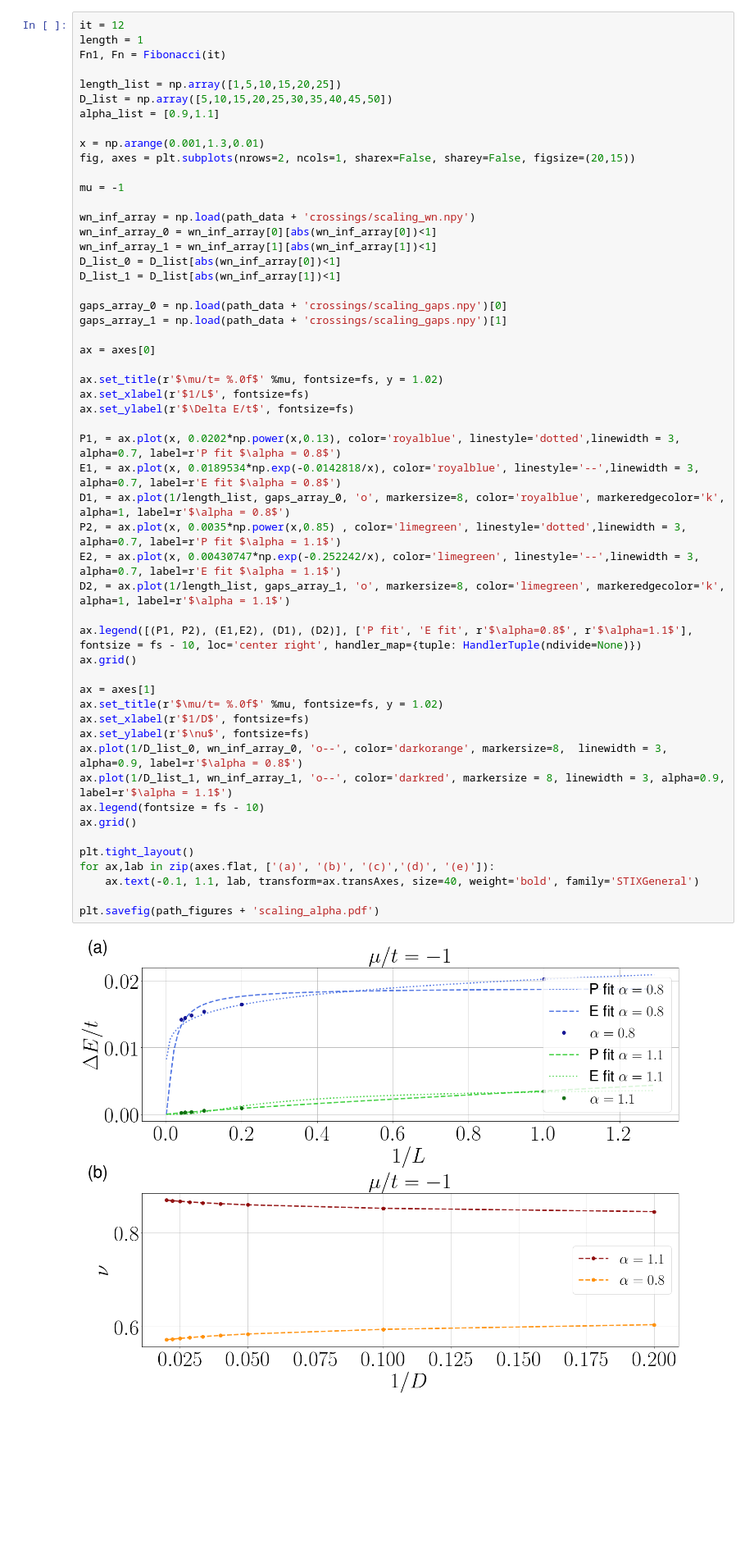
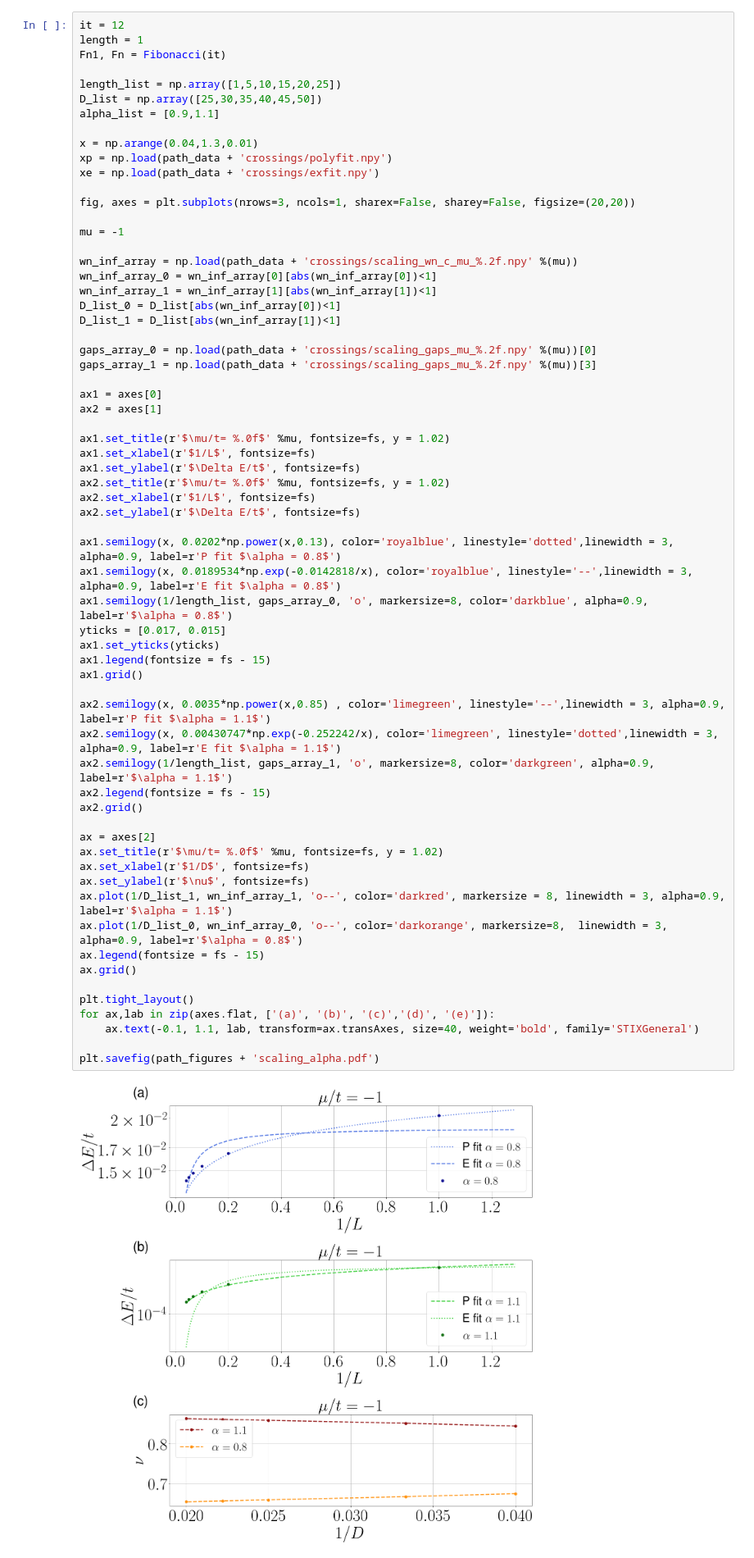
Before and after one commit to jfraxanet/Topo_LR_Kitaev_AAH, a Jupyter notebook: figures.ipynb, the cells around one changed output. Shown at 82% size. Drawn from its saved outputs; the diff is of its cells as text; blank space fills up the shorter version.

```diff
--- a/figures.ipynb
+++ b/figures.ipynb
@@ -405,55 +426,66 @@ length = 1
 Fn1, Fn = Fibonacci(it)
 
 length_list = np.array([1,5,10,15,20,25])
-D_list = np.array([5,10,15,20,25,30,35,40,45,50])
+D_list = np.array([25,30,35,40,45,50])
 alpha_list = [0.9,1.1]
 
-x = np.arange(0.001,1.3,0.01)
-fig, axes = plt.subplots(nrows=2, ncols=1, sharex=False, sharey=False, figsize=(20,15))
+x = np.arange(0.04,1.3,0.01)
+xp = np.load(path_data + 'crossings/polyfit.npy')
+xe = np.load(path_data + 'crossings/exfit.npy')
+
+fig, axes = plt.subplots(nrows=3, ncols=1, sharex=False, sharey=False, figsize=(20,20))
 
 mu = -1
 
-wn_inf_array = np.load(path_data + 'crossings/scaling_wn.npy')
+wn_inf_array = np.load(path_data + 'crossings/scaling_wn_c_mu_%.2f.npy' %(mu))
 wn_inf_array_0 = wn_inf_array[0][abs(wn_inf_array[0])<1]
 wn_inf_array_1 = wn_inf_array[1][abs(wn_inf_array[1])<1]
 D_list_0 = D_list[abs(wn_inf_array[0])<1]
 D_list_1 = D_list[abs(wn_inf_array[1])<1]
 
-gaps_array_0 = np.load(path_data + 'crossings/scaling_gaps.npy')[0]
-gaps_array_1 = np.load(path_data + 'crossings/scaling_gaps.npy')[1]
+gaps_array_0 = np.load(path_data + 'crossings/scaling_gaps_mu_%.2f.npy' %(mu))[0]
+gaps_array_1 = np.load(path_data + 'crossings/scaling_gaps_mu_%.2f.npy' %(mu))[3]
 
-ax = axes[0]
+ax1 = axes[0]
+ax2 = axes[1]
 
-ax.set_title(r'$\mu/t= %.0f$' %mu, fontsize=fs, y = 1.02)
-ax.set_xlabel(r'$1/L$', fontsize=fs)
-ax.set_ylabel(r'$\Delta E/t$', fontsize=fs)
+ax1.set_title(r'$\mu/t= %.0f$' %mu, fontsize=fs, y = 1.02)
+ax1.set_xlabel(r'$1/L$', fontsize=fs)
+ax1.set_ylabel(r'$\Delta E/t$', fontsize=fs)
+ax2.set_title(r'$\mu/t= %.0f$' %mu, fontsize=fs, y = 1.02)
+ax2.set_xlabel(r'$1/L$', fontsize=fs)
+ax2.set_ylabel(r'$\Delta E/t$', fontsize=fs)
 
-P1, = ax.plot(x, 0.0202*np.power(x,0.13), color='royalblue', linestyle='dotted',linewidth = 3, alpha=0.7, label=r'P fit $\alpha = 0.8$')
-E1, = ax.plot(x, 0.0189534*np.exp(-0.0142818/x), color='royalblue', linestyle='--',linewidth = 3, alpha=0.7, label=r'E fit $\alpha = 0.8$')
-D1, = ax.plot(1/length_list, gaps_array_0, 'o', markersize=8, color='royalblue', markeredgecolor='k', alpha=1, label=r'$\alpha = 0.8$')
-P2, = ax.plot(x, 0.0035*np.power(x,0.85) , color='limegreen', linestyle='dotted',linewidth = 3, alpha=0.7, label=r'P fit $\alpha = 1.1$')
-E2, = ax.plot(x, 0.00430747*np.exp(-0.252242/x), color='limegreen', linestyle='--',linewidth = 3, alpha=0.7, label=r'E fit $\alpha = 1.1$')
-D2, = ax.plot(1/length_list, gaps_array_1, 'o', markersize=8, color='limegreen', markeredgecolor='k', alpha=1, label=r'$\alpha = 1.1$')
+ax1.semilogy(x, 0.0202*np.power(x,0.13), color='royalblue', linestyle='dotted',linewidth = 3, alpha=0.9, label=r'P fit $\alpha = 0.8$')
+ax1.semilogy(x, 0.0189534*np.exp(-0.0142818/x), color='royalblue', linestyle='--',linewidth = 3, alpha=0.9, label=r'E fit $\alpha = 0.8$')
+ax1.semilogy(1/length_list, gaps_array_0, 'o', markersize=8, color='darkblue', alpha=0.9, label=r'$\alpha = 0.8$')
+yticks = [0.017, 0.015]
+ax1.set_yticks(yticks)
+ax1.legend(fontsize = fs - 15)
+ax1.grid()
 
-ax.legend([(P1, P2), (E1,E2), (D1), (D2)], ['P fit', 'E fit', r'$\alpha=0.8$', r'$\alpha=1.1$'], fontsize = fs - 10, loc='center right', handler_map={tuple: HandlerTuple(ndivide=None)})
-ax.grid()
+ax2.semilogy(x, 0.0035*np.power(x,0.85) , color='limegreen', linestyle='--',linewidth = 3, alpha=0.9, label=r'P fit $\alpha = 1.1$')
+ax2.semilogy(x, 0.00430747*np.exp(-0.252242/x), color='limegreen', linestyle='dotted',linewidth = 3, alpha=0.9, label=r'E fit $\alpha = 1.1$')
+ax2.semilogy(1/length_list, gaps_array_1, 'o', markersize=8, color='darkgreen', alpha=0.9, label=r'$\alpha = 1.1$')
+ax2.legend(fontsize = fs - 15)
+ax2.grid()
 
-ax = axes[1]
+ax = axes[2]
 ax.set_title(r'$\mu/t= %.0f$' %mu, fontsize=fs, y = 1.02)
 ax.set_xlabel(r'$1/D$', fontsize=fs)
 ax.set_ylabel(r'$\nu$', fontsize=fs)
+ax.plot(1/D_list_1, wn_inf_array_1, 'o--', color='darkred', markersize = 8, linewidth = 3, alpha=0.9, label=r'$\alpha = 1.1$')
 ax.plot(1/D_list_0, wn_inf_array_0, 'o--', color='darkorange', markersize=8,  linewidth = 3, alpha=0.9, label=r'$\alpha = 0.8$')
-ax.plot(1/D_list_1, wn_inf_array_1, 'o--', color='darkred', markersize = 8, linewidth = 3, alpha=0.9, label=r'$\alpha = 1.1$')
-ax.legend(fontsize = fs - 10)
+ax.legend(fontsize = fs - 15)
 ax.grid()
 
 plt.tight_layout()
 for ax,lab in zip(axes.flat, ['(a)', '(b)', '(c)','(d)', '(e)']):
     ax.text(-0.1, 1.1, lab, transform=ax.transAxes, size=40, weight='bold', family='STIXGeneral')
 
 plt.savefig(path_figures + 'scaling_alpha.pdf')
 # %% [output]
-[figure, old version]
+[figure, new version]
 # %% [markdown]
 # AAH EDGE STATES
 # %%
```
Also changed, not shown: parts of 2 cells of this notebook, 12 other files.
